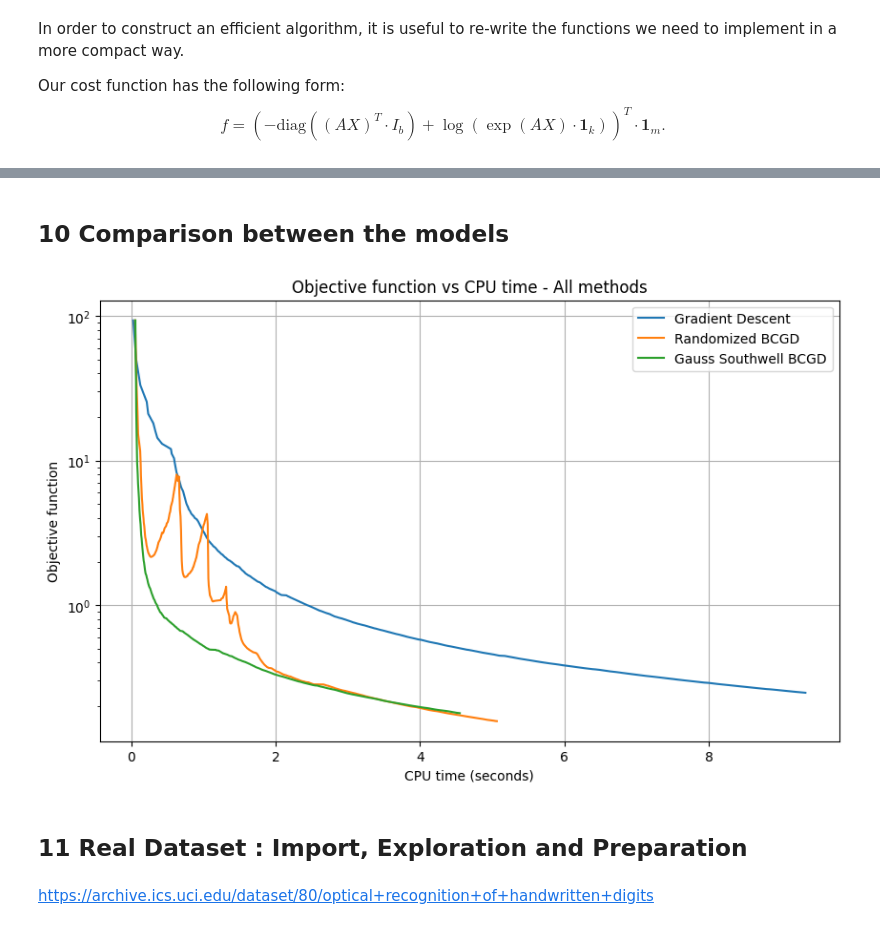
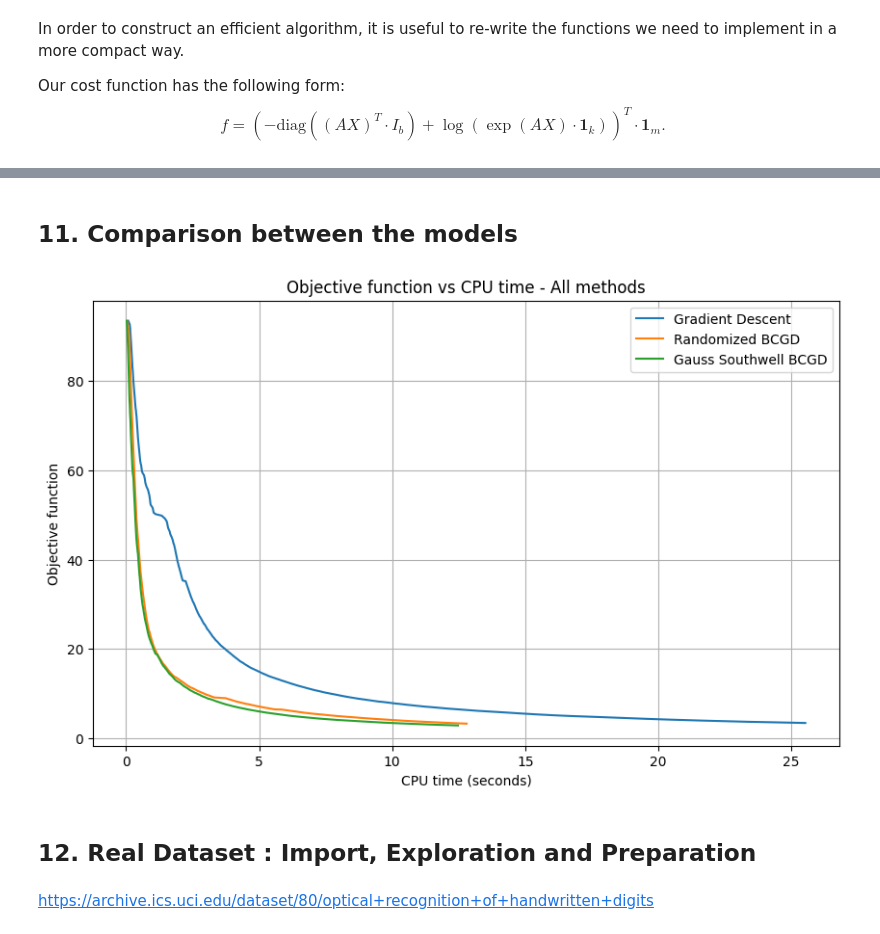
Before and after one commit to maloooon/Optimizing_Multi-Class_Logistic_Regression_with_Gradient-Based_Methods, a Jupyter notebook: HW1_notebook_final.ipynb, the cells around one changed output, grey strips where cells are left out. Drawn from its saved outputs; the diff is of its cells as text; code cells hidden in the pictures.

```diff
--- a/HW1_notebook_final.ipynb
+++ b/HW1_notebook_final.ipynb
@@ -335,10 +301,6 @@ def BCGD_randomized(X,A,labels,lr, iterations):
         if norm < EPSILON:
             break
 
-        # Use the learning rate scheduler
-        current_lr = scheduler_BCGD.get_learning_rate()
-        scheduler_BCGD.update_learning_rate()
-
         # Keep track of the gradient norm
         gradient_norms.append(norm)
 
@@ -354,7 +316,7 @@ def BCGD_randomized(X,A,labels,lr, iterations):
 
     return X_values, gradient_norms, times
 # %%
-X_values, gradient_norms_BCGD, times_BCGD = BCGD_randomized(X,A,labels, lr = LR_BCGD, iterations= ITERATIONS)
+X_values, gradient_norms_BCGD, times_BCGD = BCGD_randomized(X,A,labels, lr = LR, iterations= ITERATIONS)
 
 losses_BCGD = [cost_function(X_val, A, labels) for X_val in X_values]
 
@@ -416,10 +378,6 @@ def Gauss_Southwell_final(X,A, labels,lr, iterations):
         # Keep track of the gradient norm
         gradient_norms.append(sum_norms)
 
-        # Use the learning rate scheduler
-        current_lr = scheduler_BCGD_GS.get_learning_rate()
-        scheduler_BCGD_GS.update_learning_rate()
-
         # Gradient step
         X_copy = X_copy- lr * grad
 
@@ -433,7 +391,7 @@ def Gauss_Southwell_final(X,A, labels,lr, iterations):
     return X_values, gradient_norms, times
 # %%
 # Let's see how it performs
-X_values_BCGD_GS, gradient_norms_BCGD_GS, times_BCGD_GS = Gauss_Southwell_final(X,A,labels,lr= LR_BCGD_GS, iterations= ITERATIONS)
+X_values_BCGD_GS, gradient_norms_BCGD_GS, times_BCGD_GS = Gauss_Southwell_final(X,A,labels,lr= LR, iterations= ITERATIONS)
 
 losses_BCGD_GS = [cost_function(X_val, A, labels) for X_val in X_values_BCGD_GS]
 
@@ -445,22 +403,21 @@ Execution time: 4.55029296875 seconds
 # %% [markdown]
-## 10 Comparison between the models
+## 11. Comparison between the models
 # %%
 # Graph comparison of all three methods
 plt.figure(figsize=(10, 6))
 plt.plot(times_GD, losses_GD, label = 'Gradient Descent')
 plt.plot(times_BCGD, losses_BCGD, label = 'Randomized BCGD')
 plt.plot(times_BCGD_GS, losses_BCGD_GS, label = 'Gauss Southwell BCGD')
 plt.xlabel('CPU time (seconds)')
 plt.ylabel('Objective function')
 plt.title('Objective function vs CPU time - All methods')
 plt.grid(True)
-plt.yscale("log")
 plt.legend()
 plt.show()
 # %% [output]
-[figure, old version]
+[figure, new version]
 # %% [markdown]
-## 11 Real Dataset : Import, Exploration and Preparation
+## 12. Real Dataset : Import, Exploration and Preparation
 # %% [markdown]
 https://archive.ics.uci.edu/dataset/80/optical+recognition+of+handwritten+digits
 # %%
```
Also changed, not shown: parts of 32 cells of this notebook, 2 other files.
